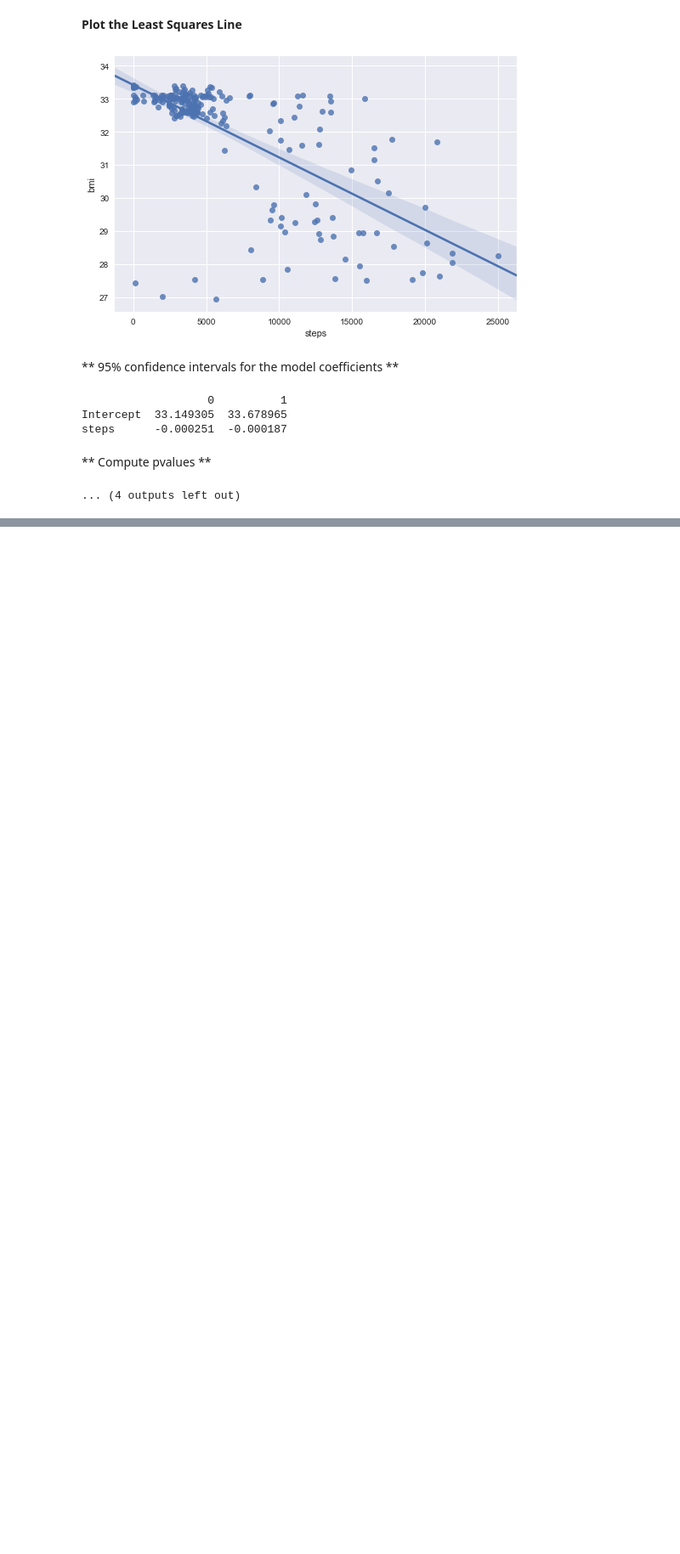
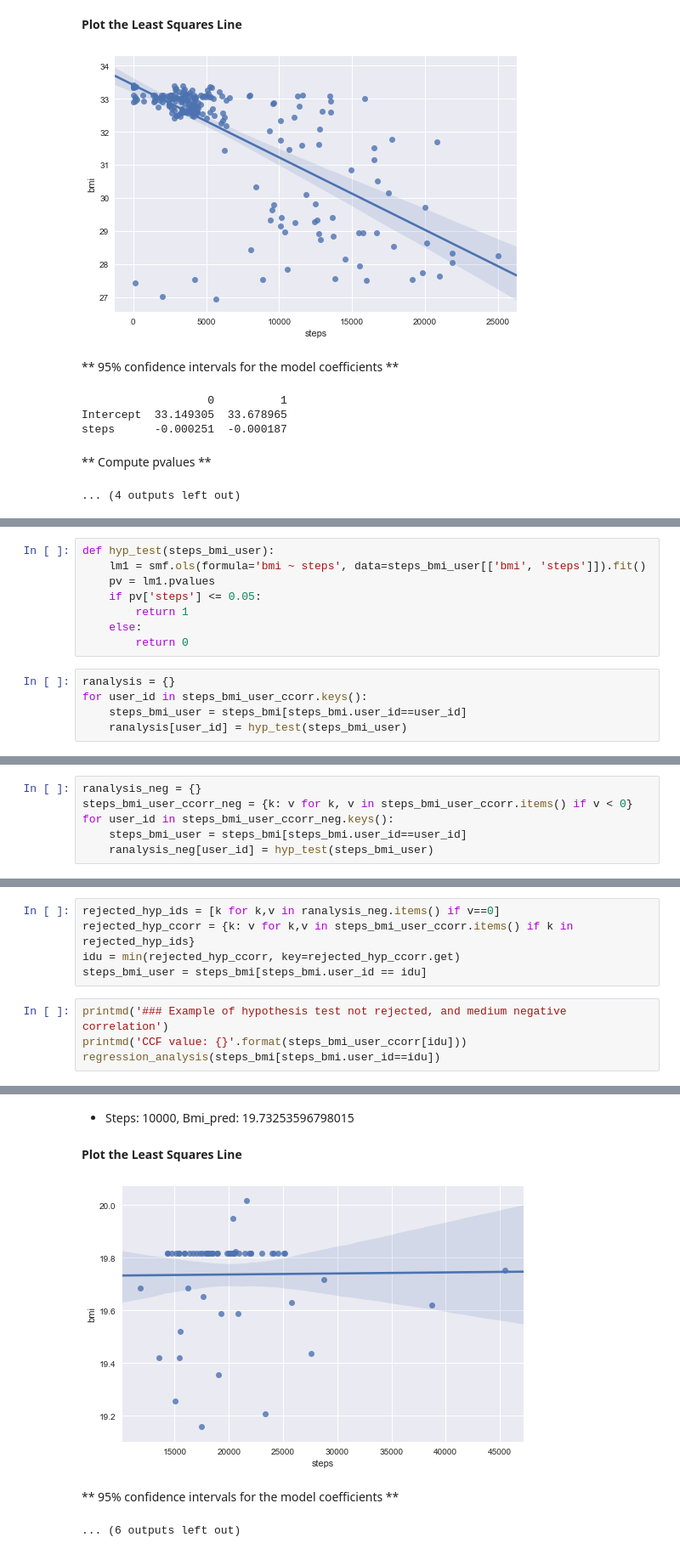
Before and after one commit to renatalucia/activity-tracker, a Jupyter notebook: data_exploration/bmi_steps_correlation.ipynb, the cells around one changed output, grey strips where cells are left out. Shown at 85% size. Drawn from its saved outputs; the diff is of its cells as text; blank space fills up the shorter version.

```diff
--- a/data_exploration/bmi_steps_correlation.ipynb
+++ b/data_exploration/bmi_steps_correlation.ipynb
@@ -503,0 +388,13 @@ regression_analysis(steps_bmi_user)
+# %%
+def hyp_test(steps_bmi_user):
+    lm1 = smf.ols(formula='bmi ~ steps', data=steps_bmi_user[['bmi', 'steps']]).fit()
+    pv = lm1.pvalues
+    if pv['steps'] <= 0.05:
+        return 1
+    else:
+        return 0
+# %%
+ranalysis = {}
+for user_id in steps_bmi_user_ccorr.keys():
+    steps_bmi_user = steps_bmi[steps_bmi.user_id==user_id]
+    ranalysis[user_id] = hyp_test(steps_bmi_user)
@@ -503,0 +406,6 @@ regression_analysis(steps_bmi_user)
+# %%
+ranalysis_neg = {}
+steps_bmi_user_ccorr_neg = {k: v for k, v in steps_bmi_user_ccorr.items() if v < 0}
+for user_id in steps_bmi_user_ccorr_neg.keys():
+    steps_bmi_user = steps_bmi[steps_bmi.user_id==user_id]
+    ranalysis_neg[user_id] = hyp_test(steps_bmi_user)
@@ -503,0 +417,10 @@ regression_analysis(steps_bmi_user)
+# %%
+rejected_hyp_ids = [k for k,v in ranalysis_neg.items() if v==0]
+rejected_hyp_ccorr = {k: v for k,v in steps_bmi_user_ccorr.items() if k in rejected_hyp_ids}
+idu = min(rejected_hyp_ccorr, key=rejected_hyp_ccorr.get)
+steps_bmi_user = steps_bmi[steps_bmi.user_id == idu]
+# %%
+printmd('### Example of hypothesis test not rejected, and medium negative correlation')
+printmd('CCF value: {}'.format(steps_bmi_user_ccorr[idu]))
+regression_analysis(steps_bmi[steps_bmi.user_id==idu])
+# %% [output]
@@ -503,0 +435,5 @@ regression_analysis(steps_bmi_user)
+* Steps: 10000, Bmi_pred: 19.73253596798015
+**Plot the Least Squares Line**
+[figure, added]
+** 95% confidence intervals for the model coefficients **
+... (6 outputs left out)
```
Also changed, not shown: parts of 11 cells of this notebook, 3 other files.
